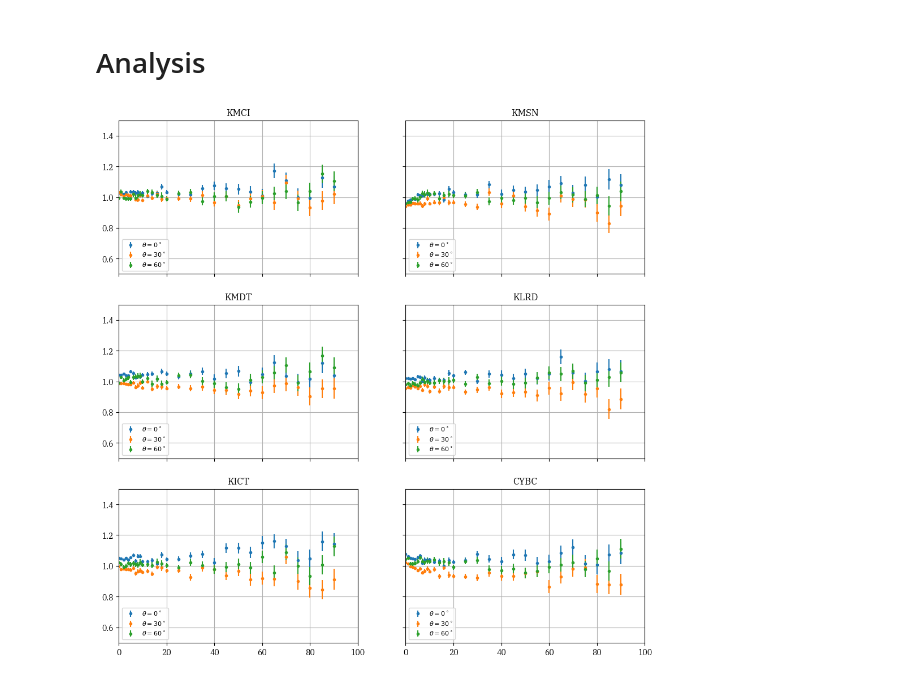
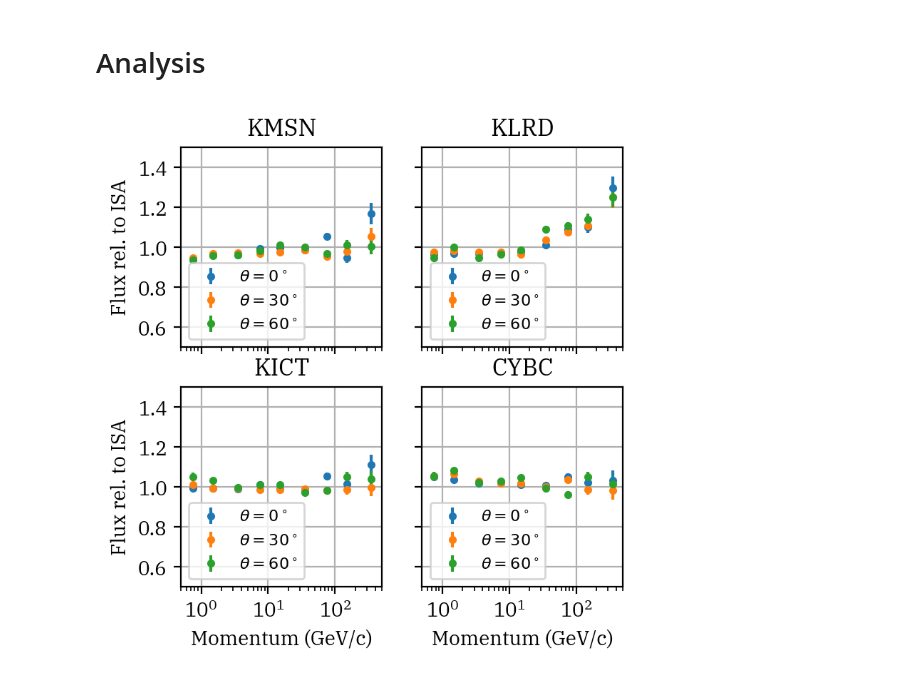
Before and after one commit to navigationis/corsicast, a Jupyter notebook: corsika_test.ipynb, the cells around one changed output. Cells and saved outputs as stored; diff of their text form; code cells hidden in the pictures.

```diff
--- a/corsika_test.ipynb
+++ b/corsika_test.ipynb
@@ -103,12 +111,13 @@ atms = (
 
 isa = atms[0][4]
 # %%
-fig, (axT, axD) = plt.subplots(1, 2, figsize=(10,5), sharey=True)
+fig, (axT, axD) = plt.subplots(1, 2, figsize=(4,4), dpi=200, sharey=True)
 
 axT.set_xlabel('Temperature (K)')
 axT.set_ylabel('Altitude (hPa)')
 formats = ("k-", "b")
-for bern, st_id, dt, desc, a in atms:
+for iatm in (0, 2, 4, 5, 6):
+    bern, st_id, dt, desc, a = atms[iatm]
     axT.semilogy(a.temperature(a.h), a.pressure/100, label=st_id)
 
     relD = (a.density - isa.density) / isa.density
@@ -240,7 +264,7 @@ DIRECT  /home/kael/stratoverse/corsicast/data/
 DEBUG   F 6 F 0
 ATMOD   0"""
 
-for bern, st_id, dt, desc, a in atms:
+for bern, st_id, dt, desc, a in atms[-1:]:
     for theta in np.array((0.0, 15.0, 30.0, 45.0, 60.0)):
         run = bern*10000 + int(theta)*100 + 2
         seed = np.random.randint(low=1000000, high=2000000, size=3)
@@ -272,23 +302,34 @@ def ehist(filename, bins=None):
 # %%
-bins = np.concatenate((np.arange(0, 10), np.arange(10, 20, 2), np.arange(20, 100, 5)))
-spec = np.zeros((7, 5, len(bins)-1), 'd')
-for ib in range(20, 27):
-    for it in range(0, 5):
+bins = np.array((0.5, 1., 2., 5., 10., 20., 50., 100., 200., 500.))
+bc = 0.5*(bins[:-1] + bins[1:])
+spec = np.zeros((8, 5, 2, len(bins)-1), 'd')
+for ib in range(20, 28):
+    for it in (0, 2, 4):
         filename = f'data/DAT{ib:02d}{it*15:02d}02.zst'
-        spec[ib-20,it] = ehist(filename, bins=bins)[0]
+        spec[ib-20,it] = ehist(filename, bins=bins, wt_index=-0.7)
 # %%
-fig, axs = plt.subplots(3, 2, sharex=True, sharey=True, figsize=(12,12))
+fig, axs = plt.subplots(2, 2, sharex=True, sharey=True, figsize=(4,4), dpi=200)
 axs = axs.flatten()
 
-for i in range(6):
+iax = 0
+for i in (2, 4, 5, 6):
     for j in (0, 2, 4):
-        N0 = spec[0,j]
-        N1 = spec[i+1,j]
-        relflux = N1 / N0
-        rferror = np.sqrt(1/N1 + 1/N0)
-        axs[i].errorbar(bins[:-1], relflux, yerr=rferror, fmt='.', label=f'$\\theta={j*15}^\circ$')
-        axs[i].legend(loc=3, fontsize=8)
-        axs[i].axis((0, 100, 0.5, 1.5))
-        axs[i].set_title(atms[i+1][1])
+        w0, e0 = spec[0,j]
+        w1, e1 = spec[i,j]
+        fe0 = e0 / w0
+        fe1 = e1 / w1
+        relflux = w1 / w0
+        rferror = np.sqrt(fe0**2 + fe1**2) * relflux
+        axs[iax].errorbar(bc, relflux, yerr=rferror, fmt='.', label=f'$\\theta={j*15}^\circ$')
+        axs[iax].legend(loc=3, fontsize=8)
+        axs[iax].axis((0.5, 500, 0.5, 1.5))
+        axs[iax].set_title(atms[i][1])
+        axs[iax].set_xscale('log')
+    iax += 1
+
+    axs[2].set_xlabel('Momentum (GeV/c)')
+    axs[3].set_xlabel('Momentum (GeV/c)')
+    axs[0].set_ylabel('Flux rel. to ISA')
+    axs[2].set_ylabel('Flux rel. to ISA')
 # %% [output]
-[figure, old version]
+[figure, new version]
```
Also changed, not shown: parts of 26 cells of this notebook, 5 other files.
